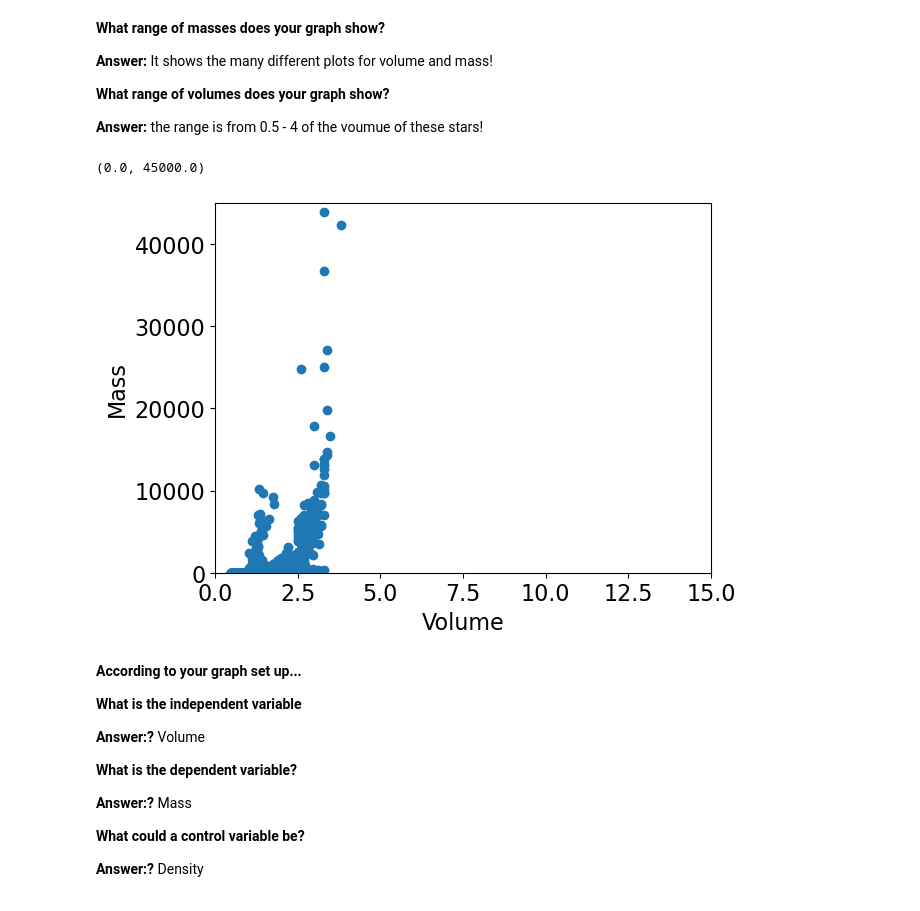
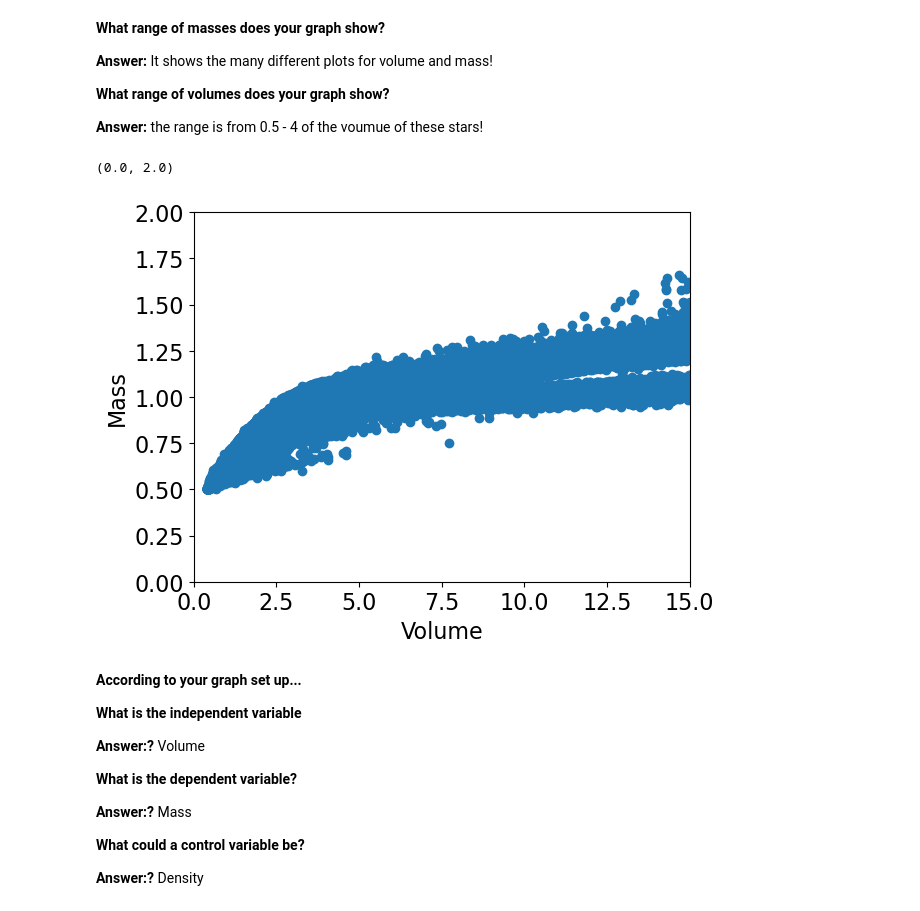
Before and after one commit to Op173/CFR-2025, a Jupyter notebook: Astro/Blank/1 - Stars Pt2 .ipynb, the cells around one changed output. Saved outputs shown, nothing was run; the diff lists cells and outputs as text; code cells hidden in the pictures.

```diff
--- a/Astro/Blank/1 - Stars Pt2 .ipynb
+++ b/Astro/Blank/1 - Stars Pt2 .ipynb
@@ -202,15 +202,15 @@ plt.ylim(0,45000)
 # %%
 # the scatter plot has some mess in it! let's get rid of it by zooming in
 # zoom in on a volume range of (0, 15)
 
-plt.scatter(mass,volume)
+plt.scatter(volume,mass)
 plt.xlabel('Volume')
 plt.ylabel('Mass')
 plt.xlim(0,15)
-plt.ylim(0,45000)
+plt.ylim(0,2)
 # %% [output]
-(0.0, 45000.0)
+(0.0, 2.0)
-[figure, old version]
+[figure, new version]
 # %% [markdown]
 **According to your graph set up...**
 
```
Also changed, not shown: parts of 6 cells of this notebook.
